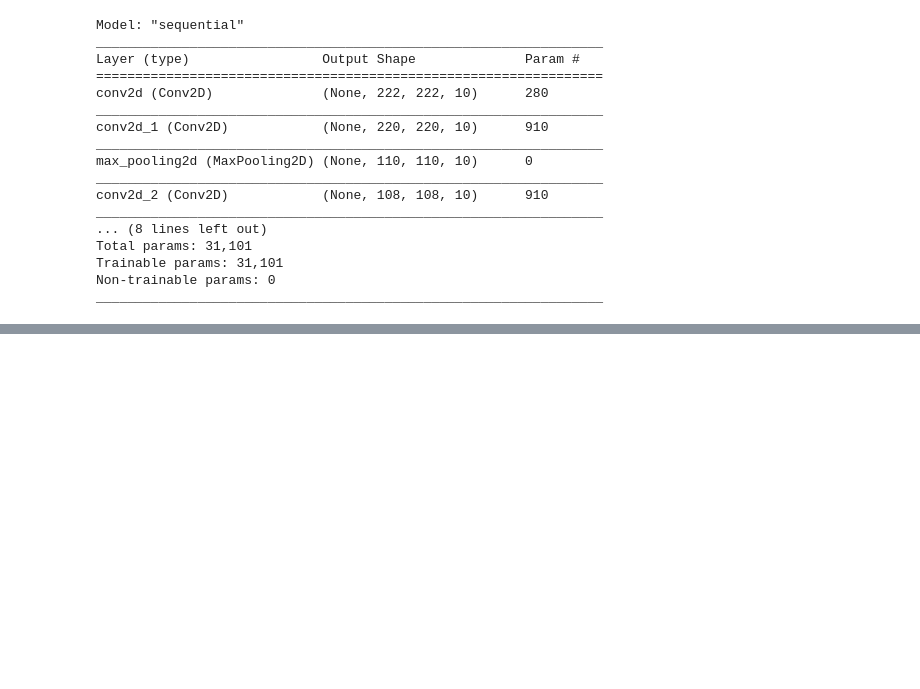
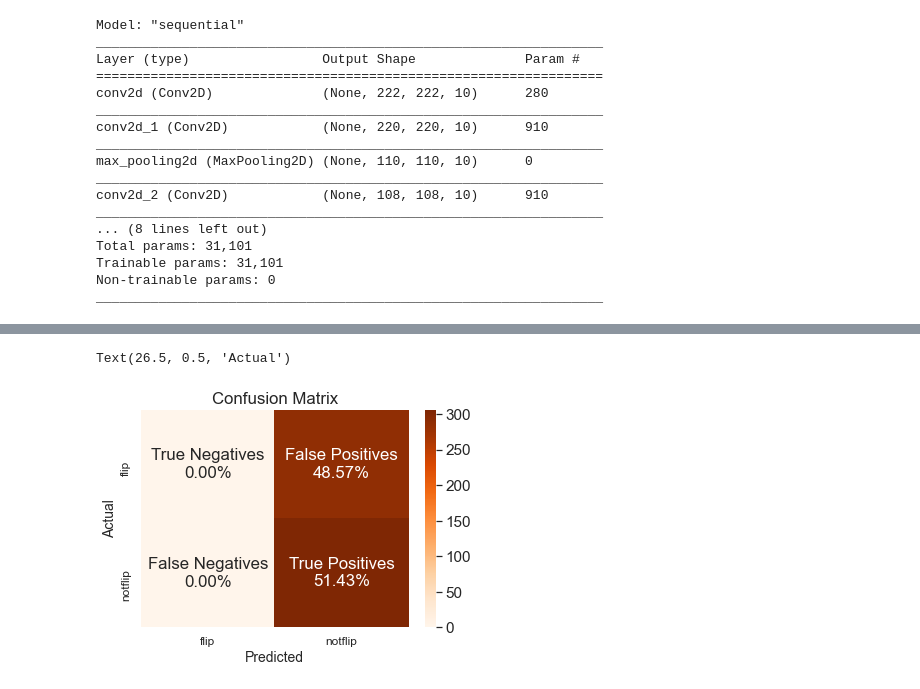
Before and after one commit to Ayesha-da/MonReader, a Jupyter notebook: monreader-updated.ipynb, the cells around one changed output, grey strips where cells are left out. Cells and saved outputs as stored; diff of their text form; code cells hidden in the pictures; blank space fills up the shorter version.

```diff
--- a/monreader-updated.ipynb
+++ b/monreader-updated.ipynb
@@ -260,0 +328,23 @@ Accuracy = 51.93% | Precision = 53.21% | Recall = 54.25% | Specificity = 49.48%
+# %%
+# set random seed
+tf.random.seed = 42
+
+# creata a model to replicate the Tensorflow Playground Model
+model_2  = tf.keras.Sequential([
+                                tf.keras.layers.Flatten(input_shape =(224,224,3)),
+                                tf.keras.layers.Dense(4, activation="relu"),
+                                tf.keras.layers.Dense(4, activation="relu"),
+                                tf.keras.layers.Dense(1, activation="sigmoid")
+])
+
+# compile the model
+model_2.compile(loss="binary_crossentropy",
+                optimizer=tf.keras.optimizers.Adam(),
+                metrics=["accuracy"])
+
+# fit the model
+history_2 = model_2.fit(train_data,
+                        epochs=5,
+                        steps_per_epoch =len(train_data),
+                        validation_data = valid_data,
+                        validation_steps = len(valid_data))
@@ -260,0 +371,25 @@ Accuracy = 51.93% | Precision = 53.21% | Recall = 54.25% | Specificity = 49.48%
+# %%
+y_true = valid_data.classes
+Y_pred = model_2.predict(valid_data, steps = len(valid_data))
+y_pred = (Y_pred > 0.5).T[0]
+y_pred_prob = Y_pred.T[0]
+# %%
+cm_2 = confusion_matrix(y_true, y_pred)
+names = ['True Negatives', 'False Positives', 'False Negatives', 'True Positives']
+counts = ['{0:0.0f}'.format(value) for value in cm_2.flatten()]
+percentages = ['{0:.2%}'.format(value) for value in cm_2.flatten()/np.sum(cm_2)]
+labels = [f'{v1}\n{v2}' for v1, v2 in zip(names, percentages)]
+labels = np.asarray(labels).reshape(2,2)
+ticklabels = ['flip', 'notflip']
+# %%
+# Create confusion matrix as heatmap
+sns.set(font_scale = 1.4)
+ax = sns.heatmap(cm_2, annot=labels, fmt='', cmap='Oranges', xticklabels=ticklabels, yticklabels=ticklabels )
+plt.xticks(size=12)
+plt.yticks(size=12)
+plt.title("Confusion Matrix") #plt.title("Confusion Matrix\n", fontsize=10)
+plt.xlabel("Predicted", size=14)
+plt.ylabel("Actual", size=14)
+# %% [output]
+Text(26.5, 0.5, 'Actual')
+[figure, added]
```
Also changed, not shown: parts of 36 cells of this notebook.
